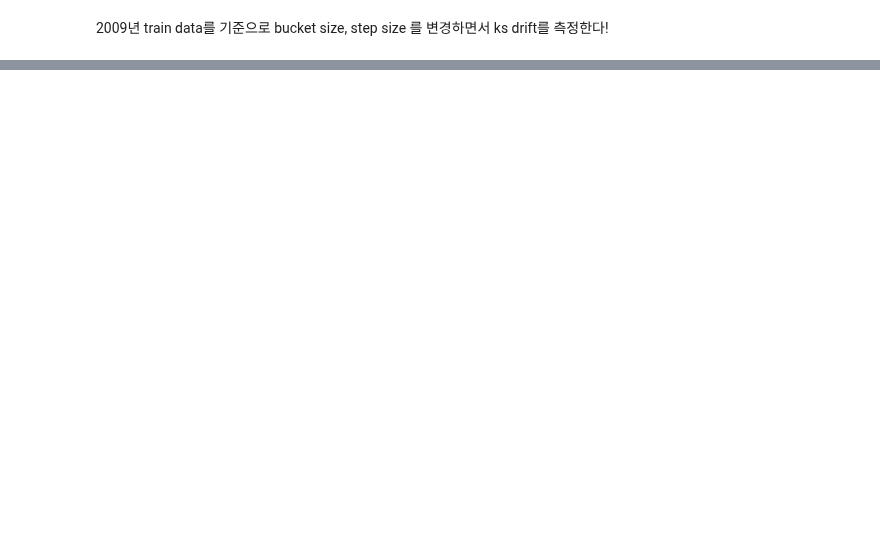
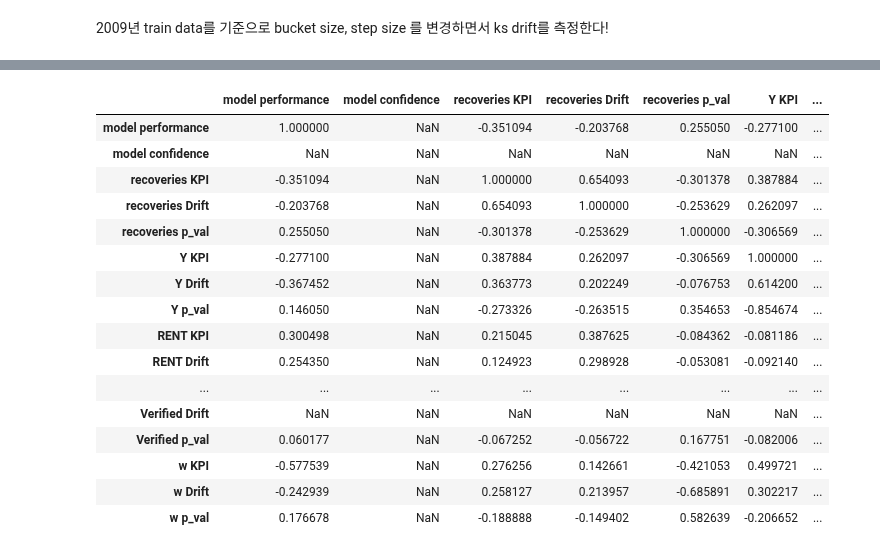
Before and after one commit to dolmani38/drift, a Jupyter notebook: real_data_drift_test_0919.ipynb, the cells around one changed output, grey strips where cells are left out. Cells and saved outputs as stored; diff of their text form; code cells hidden in the pictures; blank space fills up the shorter version.

```diff
--- a/real_data_drift_test_0919.ipynb
+++ b/real_data_drift_test_0919.ipynb
@@ -1125,0 +1109,20 @@ plt.show()
+# %%
+result_df.corr()
+# %% [output]
+|  | model performance | model confidence | recoveries KPI | recoveries Drift | recoveries p_val | Y KPI | ... |
+| model performance | 1.000000 | NaN | -0.351094 | -0.203768 | 0.255050 | -0.277100 | ... |
+| model confidence | NaN | NaN | NaN | NaN | NaN | NaN | ... |
+| recoveries KPI | -0.351094 | NaN | 1.000000 | 0.654093 | -0.301378 | 0.387884 | ... |
+| recoveries Drift | -0.203768 | NaN | 0.654093 | 1.000000 | -0.253629 | 0.262097 | ... |
+| recoveries p_val | 0.255050 | NaN | -0.301378 | -0.253629 | 1.000000 | -0.306569 | ... |
+| Y KPI | -0.277100 | NaN | 0.387884 | 0.262097 | -0.306569 | 1.000000 | ... |
+| Y Drift | -0.367452 | NaN | 0.363773 | 0.202249 | -0.076753 | 0.614200 | ... |
+| Y p_val | 0.146050 | NaN | -0.273326 | -0.263515 | 0.354653 | -0.854674 | ... |
+| RENT KPI | 0.300498 | NaN | 0.215045 | 0.387625 | -0.084362 | -0.081186 | ... |
+| RENT Drift | 0.254350 | NaN | 0.124923 | 0.298928 | -0.053081 | -0.092140 | ... |
+| ... | ... | ... | ... | ... | ... | ... | ... |
+| Verified Drift | NaN | NaN | NaN | NaN | NaN | NaN | ... |
+| Verified p_val | 0.060177 | NaN | -0.067252 | -0.056722 | 0.167751 | -0.082006 | ... |
+| w KPI | -0.577539 | NaN | 0.276256 | 0.142661 | -0.421053 | 0.499721 | ... |
+| w Drift | -0.242939 | NaN | 0.258127 | 0.213957 | -0.685891 | 0.302217 | ... |
+| w p_val | 0.176678 | NaN | -0.188888 | -0.149402 | 0.582639 | -0.206652 | ... |
```
Also changed, not shown: parts of 16 cells of this notebook.
